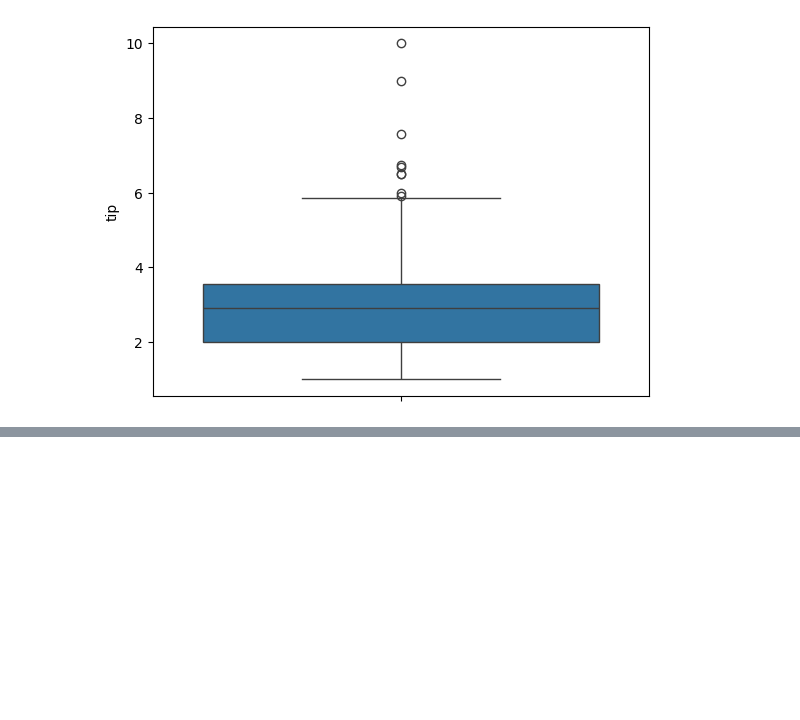
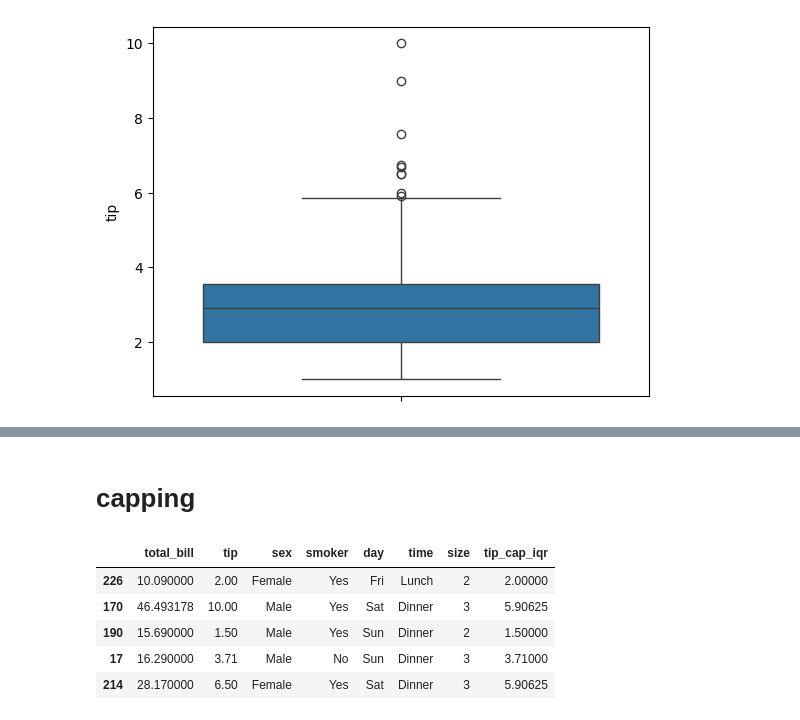
Before and after one commit to Shrikantlala24/Machine-learning, a Jupyter notebook: Feature engineering NB's/14_Outlier_handling.ipynb, the cells around one changed output, grey strips where cells are left out. Saved outputs shown, nothing was run; the diff lists cells and outputs as text; code cells hidden in the pictures; blank space fills up the shorter version.

```diff
--- a/Feature engineering NB's/14_Outlier_handling.ipynb
+++ b/Feature engineering NB's/14_Outlier_handling.ipynb
@@ -145,0 +169,12 @@ min: -0.34375
+# %% [markdown]
+# capping
+# %%
+df['tip_cap_iqr'] = np.where(df['tip'] > max_tip, max_tip, df['tip'])
+df.sample(5)
+# %% [output]
+|  | total_bill | tip | sex | smoker | day | time | size | tip_cap_iqr |
+| 226 | 10.090000 | 2.00 | Female | Yes | Fri | Lunch | 2 | 2.00000 |
+| 170 | 46.493178 | 10.00 | Male | Yes | Sat | Dinner | 3 | 5.90625 |
+| 190 | 15.690000 | 1.50 | Male | Yes | Sun | Dinner | 2 | 1.50000 |
+| 17 | 16.290000 | 3.71 | Male | No | Sun | Dinner | 3 | 3.71000 |
+| 214 | 28.170000 | 6.50 | Female | Yes | Sat | Dinner | 3 | 5.90625 |
```
Also changed, not shown: parts of 7 cells of this notebook.
